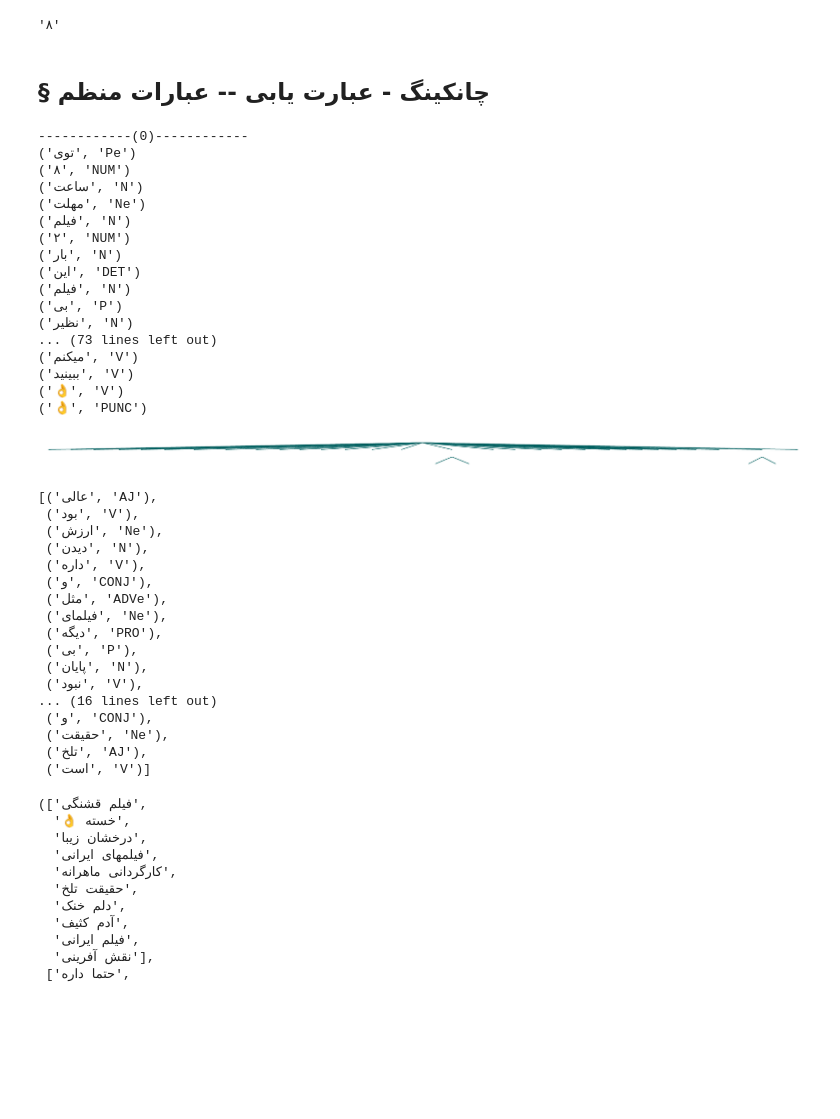
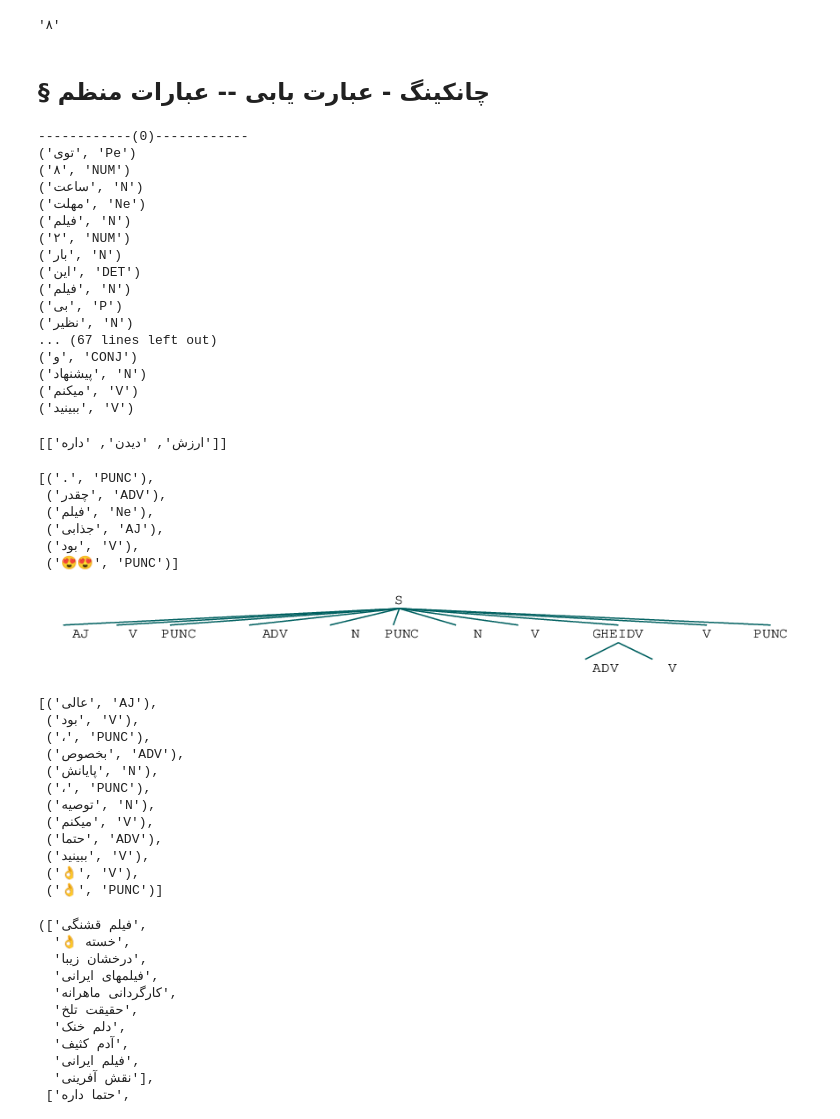
Before and after one commit to MMovasaghi/nlp, a Jupyter notebook: hw1/code/Untitled.ipynb, the cells around one changed output. Drawn from its saved outputs; the diff is of its cells as text; code cells hidden in the pictures; blank space fills up the shorter version.

```diff
--- a/hw1/code/Untitled.ipynb
+++ b/hw1/code/Untitled.ipynb
@@ -564,4 +593,9 @@ for x in random.sample(comments_normalized, 30):
 # %% [markdown]
 <div style="direction:rtl; font-family: 'B Lotus'; font-size:115%;">در این بخش کامنت ها را به جملات تشکیل دهنده می‌شکنی؛ این کار به کمک تابع <code>sent_tokenize</code> کتابخانه <code>hazm</code> انجام شده است.</div>
 # %%
-comments_sentences = [hazm.sent_tokenize(' '.join(x)) for x in tqdm(comments_normalized)]
+comments_sentences = {}
+comments_sentences['genre'] = comments_df['genre']
+comments_sentences['title'] = comments_df['title']
+comments_sentences['comment'] = [hazm.sent_tokenize(' '.join(x)) for x in tqdm(comments_normalized['comment'])]
+comments_sentences = pd.DataFrame(comments_sentences)
+comments_sentences
@@ -602,7 +650,7 @@ def replace_space_with_shift_space(tokens):
               'غم‌انگیز': ['غم', 'انگیز'],
               'هیجان‌انگیز': ['هیجان', 'انگیز']}
     i = 0
-    while i < len(tokens)-1:
+    while i <= len(tokens)-1:
         for aug in n_gram:
             if tokens[i] == n_gram[aug][0] and tokens[i+1] == n_gram[aug][1]:
                 res_token.append(aug)
@@ -611,6 +659,8 @@ def replace_space_with_shift_space(tokens):
                 res_token.append(tokens[i])
                 i += 1
             if i >= len(tokens)-1:
+                if i < len(tokens):
+                    res_token.append(tokens[i])
                 break
     return res_token
 
@@ -621,11 +671,15 @@ def my_word_tokenize(sent):
     tokens = replace_space_with_shift_space(tokens)
     return tokens
 # %%
-comments_tokens = [[my_word_tokenize(sent) for sent in sents] for sents in tqdm(comments_sentences)]
+comments_tokens = {}
+comments_tokens['genre'] = comments_df['genre']
+comments_tokens['title'] = comments_df['title']
+comments_tokens['comment'] = [[my_word_tokenize(sent) for sent in sents] for sents in tqdm(comments_sentences['comment'])]
 tokens = []
-for t in comments_tokens:
+for t in list(comments_tokens['comment']):
     while [] in t:
         t.remove([])
     tokens.append(t)
-comments_tokens = tokens
+comments_tokens['comment'] = tokens
+comments_tokens = pd.DataFrame(comments_tokens)
 # %%
@@ -931,9 +985,9 @@ comment_text[0]
 # %% [output]
 '۸'
 # %% [markdown]
-<h2 style='direction:rtl;'> § چانکینگ - عبارت یابی -- عبارات منظم   </h2>
+<h2 style="direction:rtl;font-family: 'B Lotus';"> § چانکینگ - عبارت یابی -- عبارات منظم   </h2>
 # %%
-for i, sent in enumerate(comments_tokens[0:10]):
+for i, sent in enumerate(comments_tokens['comment'][0:10]):
     print(f'------------({i})------------')
     for t in pos_tagger.tag(sent[0]):
         print(t)
@@ -950,11 +1004,24 @@ for i, sent in enumerate(comments_tokens[0:10]):
 ('فیلم', 'N')
 ('بی', 'P')
 ('نظیر', 'N')
-... (73 lines left out)
+... (67 lines left out)
+('و', 'CONJ')
+('پیشنهاد', 'N')
 ('میکنم', 'V')
 ('ببینید', 'V')
-('👌', 'V')
-('👌', 'PUNC')
+# %%
+comments_tokens['comment'][1]
+# %% [output]
+[['ارزش', 'دیدن', 'داره']]
+# %%
+pos_tagger.tag(normalizer.normalize(".چقدر فیلم جذابی بود 😍😍").split())
+# %% [output]
+[('.', 'PUNC'),
+ ('چقدر', 'ADV'),
+ ('فیلم', 'Ne'),
+ ('جذابی', 'AJ'),
+ ('بود', 'V'),
+ ('😍😍', 'PUNC')]
 # %%
 def vasf_ext(sentence):
     grammar = r"""
@@ -963,30 +1030,27 @@ def vasf_ext(sentence):
     """
     cp = nltk.RegexpParser(grammar)
     return (cp.parse(sentence))
+# %%
+sent_index = 18
 # %%
-vasf_ext(pos_tagger.tag(comments_tokens[19][0]))
+vasf_ext(pos_tagger.tag(comments_tokens[sent_index][0]))
 # %% [output]
-[figure, old version]
+[figure, new version]
 # %%
-pos_tagger.tag(comments_tokens[19][0])
+pos_tagger.tag(comments_tokens[sent_index][0])
 # %% [output]
 [('عالی', 'AJ'),
  ('بود', 'V'),
- ('ارزش', 'Ne'),
- ('دیدن', 'N'),
- ('داره', 'V'),
- ('و', 'CONJ'),
- ('مثل', 'ADVe'),
- ('فیلمای', 'Ne'),
- ('دیگه', 'PRO'),
- ('بی', 'P'),
- ('پایان', 'N'),
- ('نبود', 'V'),
-... (16 lines left out)
- ('و', 'CONJ'),
- ('حقیقت', 'Ne'),
- ('تلخ', 'AJ'),
- ('است', 'V')]
+ ('،', 'PUNC'),
+ ('بخصوص', 'ADV'),
+ ('پایانش', 'N'),
+ ('،', 'PUNC'),
+ ('توصیه', 'N'),
+ ('میکنم', 'V'),
+ ('حتما', 'ADV'),
+ ('ببینید', 'V'),
+ ('👌', 'V'),
+ ('👌', 'PUNC')]
 # %%
 mosufs = []
 gheids = []
```
Also changed, not shown: parts of 32 cells of this notebook, 1 other file.
